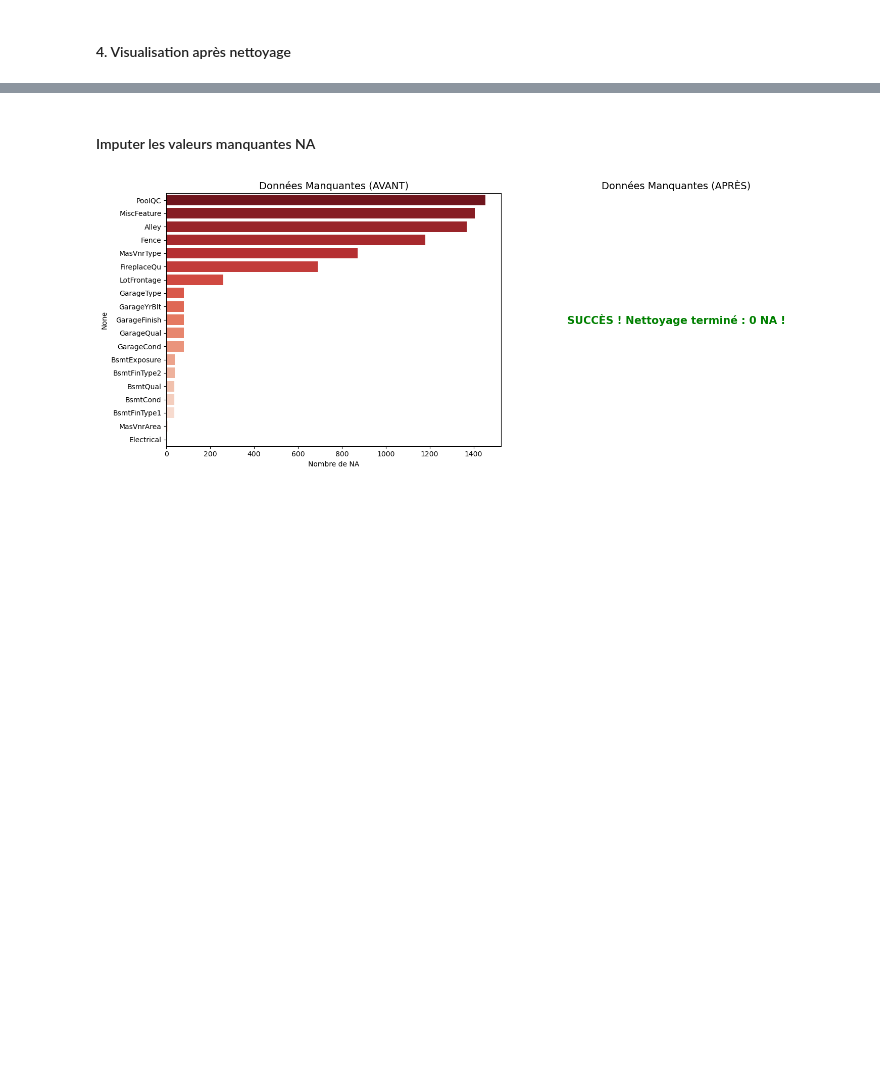
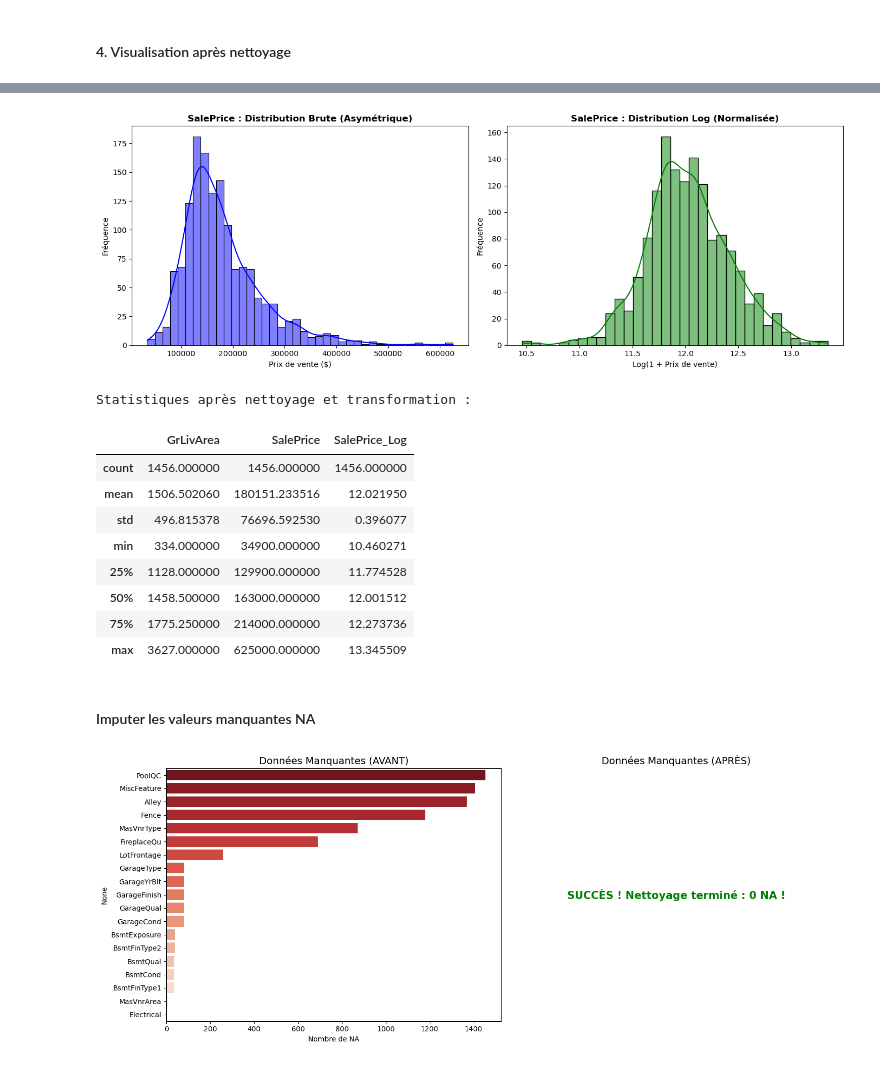
Before and after one commit to NoeBerdoz/predicting-house-prices-ml, a Jupyter notebook: predicting-houses-prices-ml.ipynb, the cells around one changed output, grey strips where cells are left out. Cells and saved outputs as stored; diff of their text form; code cells hidden in the pictures; blank space fills up the shorter version.

```diff
--- a/predicting-houses-prices-ml.ipynb
+++ b/predicting-houses-prices-ml.ipynb
@@ -89,3 +70,42 @@ max    4476.000000  755000.000000
+# %%
+# Application de la transformation logarithmique sur la cible
+# (Indispensable pour la métrique RMSE sur logs)
+# ex: log1p(150 000) = 11.91, log1p(5 000 000) = 15.42
+df_cleaned['SalePrice_Log'] = np.log1p(df_cleaned['SalePrice'])
+
+# Création d'une figure avec 2 colonnes (1 ligne, 2 graphiques)
+fig, (ax1, ax2) = plt.subplots(1, 2, figsize=(14, 5))
+
+# --- Graphique 1 : Distribution Avant (SalePrice Brut) ---
+sns.histplot(df_cleaned['SalePrice'], kde=True, color="blue", ax=ax1)
+ax1.set_title("SalePrice : Distribution Brute (Asymétrique)", fontweight='bold')
+ax1.set_xlabel("Prix de vente ($)")
+ax1.set_ylabel("Fréquence")
+
+# --- Graphique 2 : Distribution Après (SalePrice Log) ---
+sns.histplot(df_cleaned['SalePrice_Log'], kde=True, color="green", ax=ax2)
+ax2.set_title("SalePrice : Distribution Log (Normalisée)", fontweight='bold')
+ax2.set_xlabel("Log(1 + Prix de vente)")
+ax2.set_ylabel("Fréquence")
+
+# Ajustement pour éviter que les titres ne se chevauchent
+plt.tight_layout()
+plt.show()
+
+print("Statistiques après nettoyage et transformation :")
+display(df_cleaned[['GrLivArea', 'SalePrice', 'SalePrice_Log']].describe())
+# %% [output]
+[figure, added]
+Statistiques après nettoyage et transformation :
+|  | GrLivArea | SalePrice | SalePrice_Log |
+| count | 1456.000000 | 1456.000000 | 1456.000000 |
+| mean | 1506.502060 | 180151.233516 | 12.021950 |
+| std | 496.815378 | 76696.592530 | 0.396077 |
+| min | 334.000000 | 34900.000000 | 10.460271 |
+| 25% | 1128.000000 | 129900.000000 | 11.774528 |
+| 50% | 1458.500000 | 163000.000000 | 12.001512 |
+| 75% | 1775.250000 | 214000.000000 | 12.273736 |
+| max | 3627.000000 | 625000.000000 | 13.345509 |
 # %% [markdown]
 #### Imputer les valeurs manquantes NA
 # %%
```
Also changed, not shown: parts of 9 cells of this notebook.
